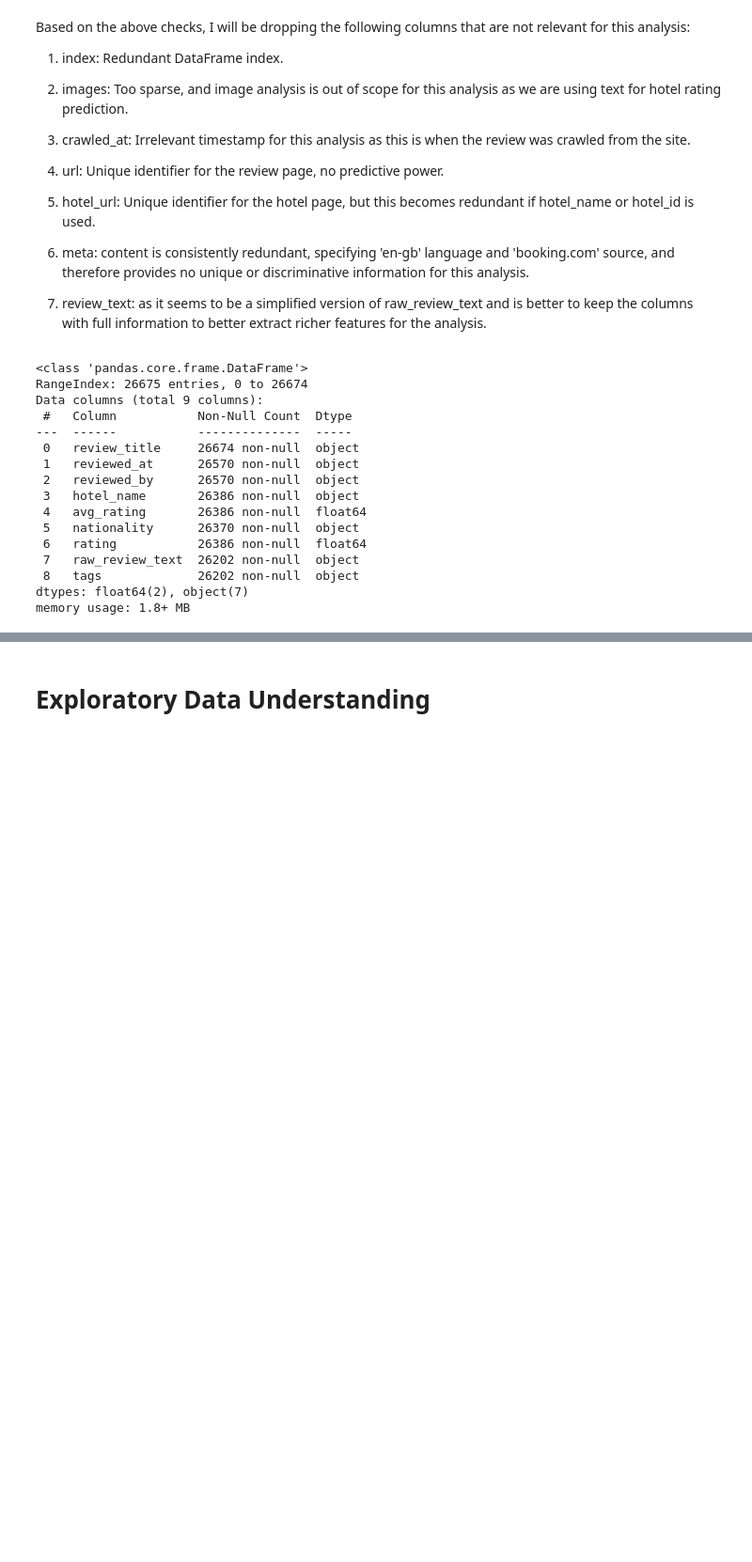
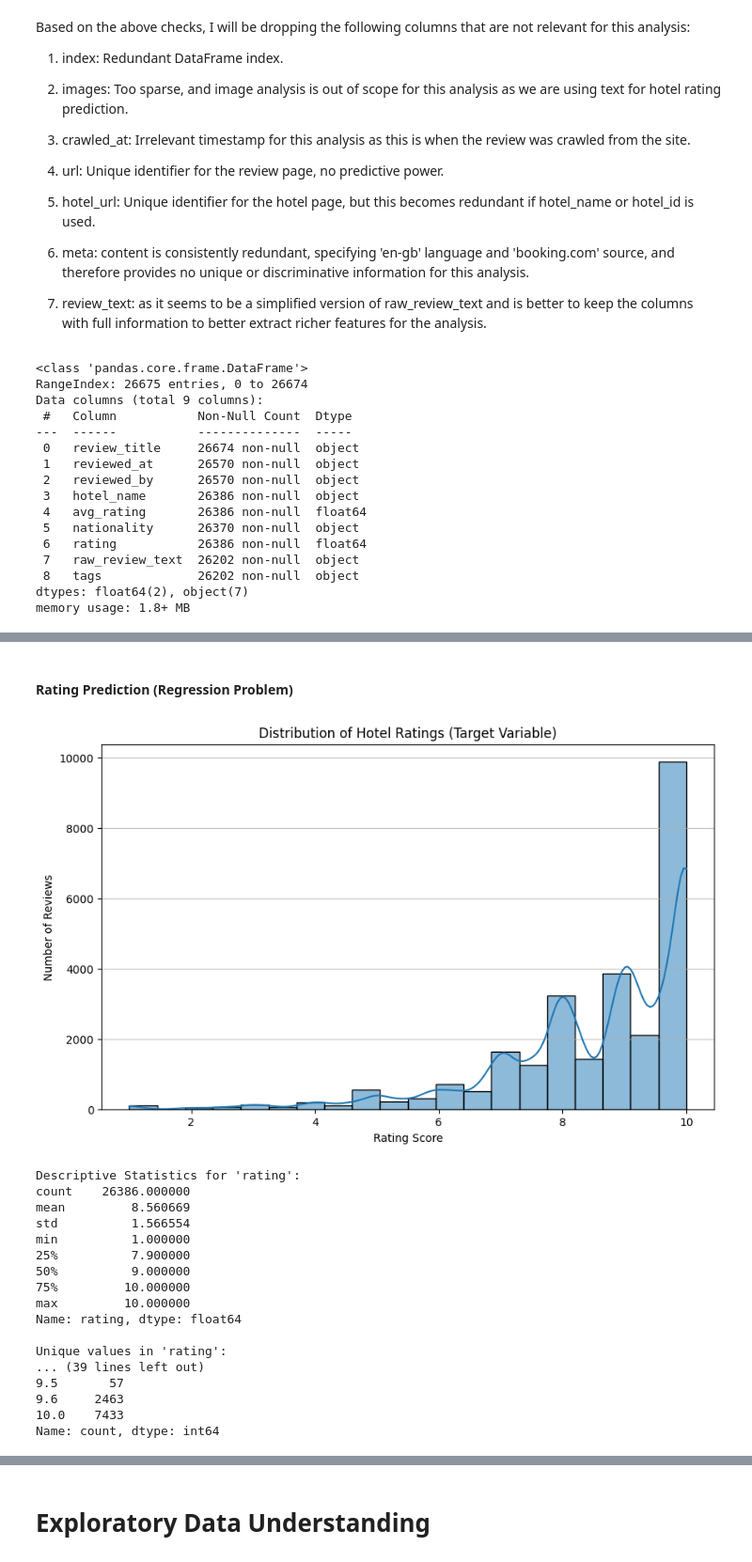
Before and after one commit to KBE25/hotel_sentiment, a Jupyter notebook: notebook.ipynb, the cells around one changed output, grey strips where cells are left out. Shown at 94% size. Saved outputs shown, nothing was run; the diff lists cells and outputs as text; code cells hidden in the pictures; blank space fills up the shorter version.

Commit message:
Adding distribution analysis within EDA

```diff
--- a/notebook.ipynb
+++ b/notebook.ipynb
@@ -240,0 +257,43 @@ memory usage: 1.8+ MB
+# %% [markdown]
+#### Rating Prediction (Regression Problem)
+# %%
+#Creating an histogram for the target variable 'rating'
+rating_column_name = 'rating'
+
+plt.figure(figsize=(10, 6))
+sns.histplot(df_cleaned[rating_column_name], bins=20, kde=True) # Adjust bins if rating scale is very small/large
+plt.title(f'Distribution of Hotel Ratings (Target Variable)')
+plt.xlabel('Rating Score')
+plt.ylabel('Number of Reviews')
+plt.grid(axis='y', alpha=0.75)
+plt.show()
+
+# Get descriptive statistics for the varible 'rating'
+print(f"\nDescriptive Statistics for '{rating_column_name}':")
+print(df_cleaned[rating_column_name].describe())
+
+# Check for specific unique values (e.g., 1-10)
+if df_cleaned[rating_column_name].dtype in ['int64', 'float64']:
+    print(f"\nUnique values in '{rating_column_name}':")
+    print(df_cleaned[rating_column_name].unique())
+    print(f"\nValue counts for '{rating_column_name}':")
+    print(df_cleaned[rating_column_name].value_counts().sort_index())
+# %% [output]
+[figure, added]
+Descriptive Statistics for 'rating':
+count    26386.000000
+mean         8.560669
+std          1.566554
+min          1.000000
+25%          7.900000
+50%          9.000000
+75%         10.000000
+max         10.000000
+Name: rating, dtype: float64
+
+Unique values in 'rating':
+... (39 lines left out)
+9.5       57
+9.6     2463
+10.0    7433
+Name: count, dtype: int64
```
Also changed, not shown: parts of 8 cells of this notebook.
